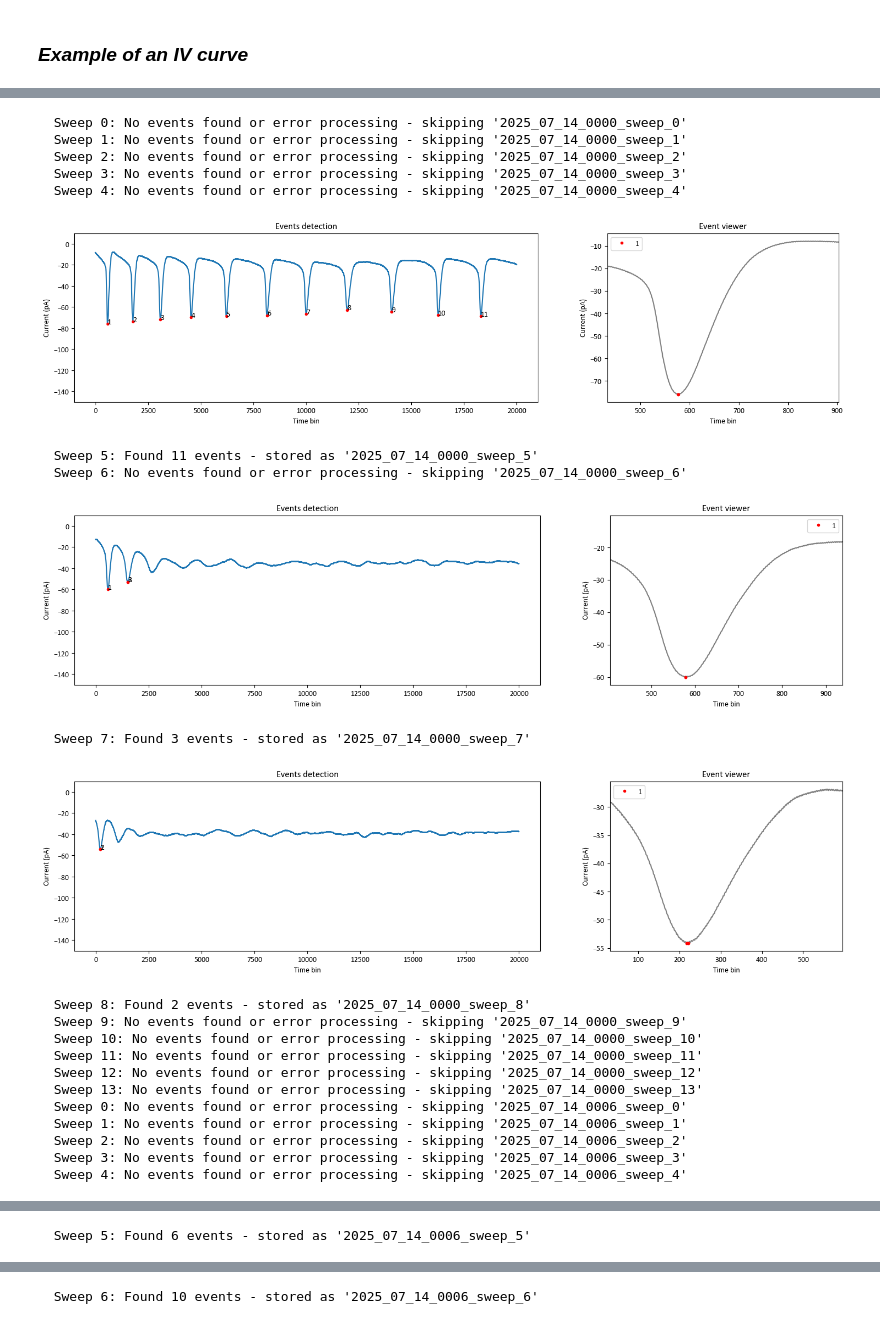
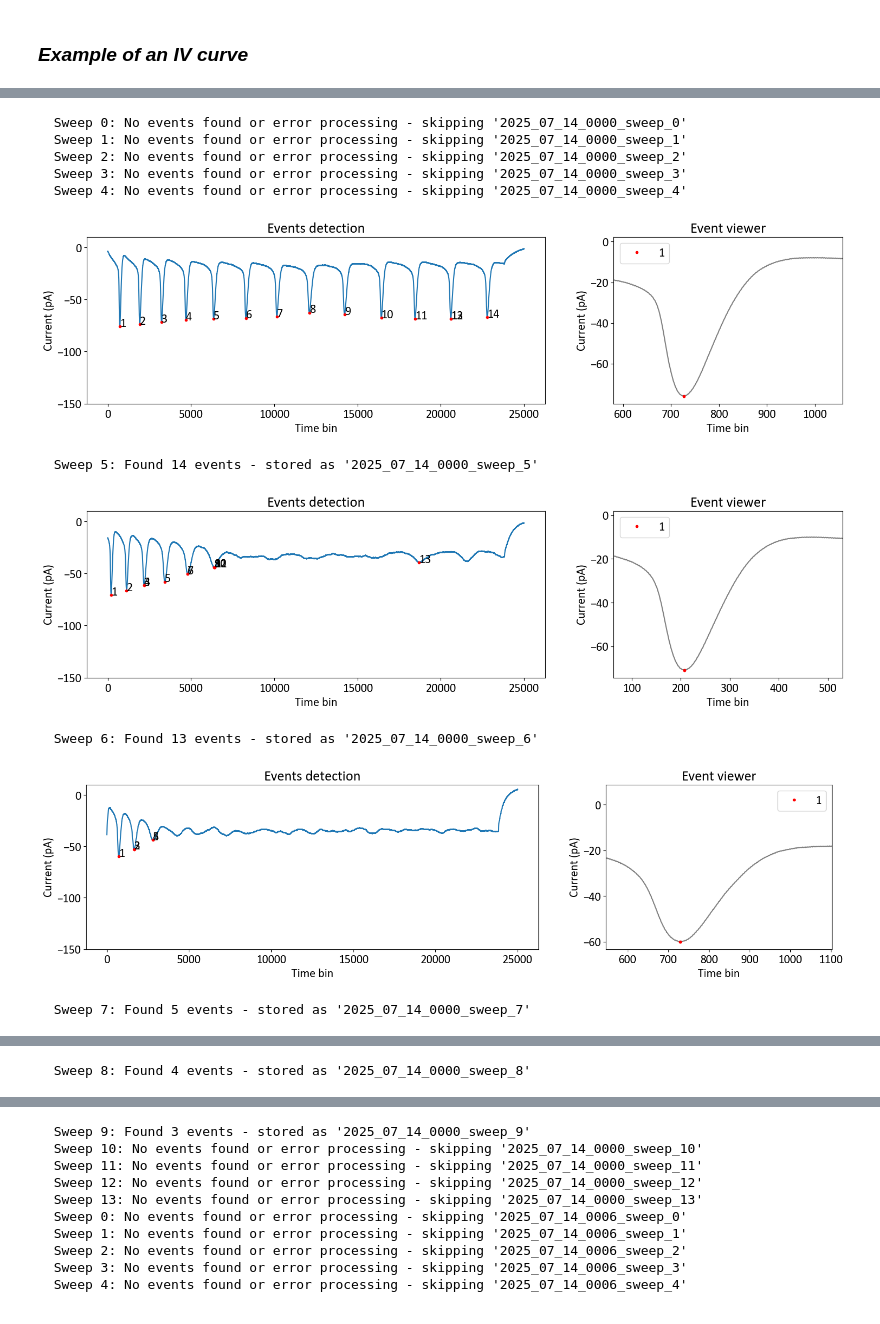
Before and after one commit to OmeRichWeizmann/Yizhar_lab, a Jupyter notebook: Uri's_Sapap3/ephys_sapap3_vs_wt.ipynb, the cells around one changed output, grey strips where cells are left out. Cells and saved outputs as stored; diff of their text form; code cells hidden in the pictures.

Commit message:
Plotting passive properitieis

```diff
--- a/Uri's_Sapap3/ephys_sapap3_vs_wt.ipynb
+++ b/Uri's_Sapap3/ephys_sapap3_vs_wt.ipynb
@@ -15,6 +15,7 @@ import pandas as pd
 
 # Set Calibri font for all plots
 plt.rcParams['font.family'] = 'Calibri'
+plt.rcParams['font.size'] = 14
 plt.rcParams['font.sans-serif'] = ['Calibri', 'Arial', 'DejaVu Sans', 'Liberation Sans']
 # %%
 # * I would like to plot firing rate as a function of input current*
@@ -188,56 +189,48 @@ path = r"""Z:\Omer\Ph.D\Project- Uri's sapap3ko_vs_wt_crh_cells\Data\14.07.25"""
 
 # Dictionary to store all tables with unique keys
 all_sweep_tables = {}
 
 for file in os.listdir(path):
     if file.endswith('.abf'):
         file_size = os.path.getsize(os.path.join(path, file)) / 1024  # Size in KB
         if file_size > 4110:
             continue  # Skip files smaller than 5000 KB
         file_name = file.replace('.abf', '')  # Remove .abf extension for cleaner names
         abf = pyabf.ABF(os.path.join(path, file))
         for sweep in abf.sweepList:
-            abf.setSweep(sweep, baseline=[0, 20000])
+            abf.setSweep(sweep)
+            cell_resting_potential = abf.sweepY[0:20000].mean()
+            abf.setSweep(sweep,baseline=[0,20000])  # Calculate RMP from the first 20 ms
             table_key = f"{file_name}_sweep_{sweep}"
             try:
-                tbl = peaks_finder(-abf.sweepY, 40, 120, 15, 50000)
+                cell_input_resistance = np.abs((np.mean(abf.sweepY[5000:20000]))-(np.mean(abf.sweepY[25000:45000])))/50 #50 pA per step
+                tbl = peaks_finder(-abf.sweepY, 30, 120, 10, 50000)
                 tbl['file_name'] = file_name
                 tbl['sweep_number'] = sweep
+                tbl['RMP (mV)'] = cell_resting_potential  # Calculate RMP from the first 20 ms
+                tbl['Rm (GΩ)'] = cell_input_resistance
                 tbl['table_key'] = table_key
-
-                # Store the table in the dictionary
                 all_sweep_tables[table_key] = tbl
-
                 print(f"  Sweep {sweep}: Found {len(tbl)} events - stored as '{table_key}'")
-
 
             except:
                 print(f"  Sweep {sweep}: No events found or error processing - skipping '{table_key}'")
-                all_sweep_tables[table_key] = pd.DataFrame()  # Store empty DataFrame for failed processing
-                continue
-
+                cell_input_resistance = np.abs((np.mean(abf.sweepY[5000:20000]))-(np.mean(abf.sweepY[25000:45000])))/50 #50 pA per step
+                tbl = pd.DataFrame(columns=['RMP (mV)', 'Rm (GΩ)'])  # Store empty DataFrame for failed processing
+                tbl.loc[0, 'RMP (mV)'] = cell_resting_potential
+                tbl.loc[0, 'Rm (GΩ)'] = cell_input_resistance
+                all_sweep_tables[table_key] = tbl
 print(f"\nTotal tables created: {len(all_sweep_tables)}")
 print("Available table keys:", list(all_sweep_tables.keys()))
 # %% [output]
   Sweep 0: No events found or error processing - skipping '2025_07_14_0000_sweep_0'
   Sweep 1: No events found or error processing - skipping '2025_07_14_0000_sweep_1'
   Sweep 2: No events found or error processing - skipping '2025_07_14_0000_sweep_2'
   Sweep 3: No events found or error processing - skipping '2025_07_14_0000_sweep_3'
   Sweep 4: No events found or error processing - skipping '2025_07_14_0000_sweep_4'
-[figure, old version]
+[figure, new version]
-  Sweep 5: Found 11 events - stored as '2025_07_14_0000_sweep_5'
-  Sweep 6: No events found or error processing - skipping '2025_07_14_0000_sweep_6'
+  Sweep 5: Found 14 events - stored as '2025_07_14_0000_sweep_5'
-[figure, old version]
+[figure, new version]
-  Sweep 7: Found 3 events - stored as '2025_07_14_0000_sweep_7'
+  Sweep 6: Found 13 events - stored as '2025_07_14_0000_sweep_6'
-[figure, old version]
+[figure, new version]
-  Sweep 8: Found 2 events - stored as '2025_07_14_0000_sweep_8'
-  Sweep 9: No events found or error processing - skipping '2025_07_14_0000_sweep_9'
-  Sweep 10: No events found or error processing - skipping '2025_07_14_0000_sweep_10'
-  Sweep 11: No events found or error processing - skipping '2025_07_14_0000_sweep_11'
-  Sweep 12: No events found or error processing - skipping '2025_07_14_0000_sweep_12'
-  Sweep 13: No events found or error processing - skipping '2025_07_14_0000_sweep_13'
-  Sweep 0: No events found or error processing - skipping '2025_07_14_0006_sweep_0'
-  Sweep 1: No events found or error processing - skipping '2025_07_14_0006_sweep_1'
-  Sweep 2: No events found or error processing - skipping '2025_07_14_0006_sweep_2'
-  Sweep 3: No events found or error processing - skipping '2025_07_14_0006_sweep_3'
-  Sweep 4: No events found or error processing - skipping '2025_07_14_0006_sweep_4'
+  Sweep 7: Found 5 events - stored as '2025_07_14_0000_sweep_7'
@@ -245 +238 @@ print("Available table keys:", list(all_sweep_tables.keys()))
-  Sweep 5: Found 6 events - stored as '2025_07_14_0006_sweep_5'
+  Sweep 8: Found 4 events - stored as '2025_07_14_0000_sweep_8'
@@ -247 +240,10 @@ print("Available table keys:", list(all_sweep_tables.keys()))
-  Sweep 6: Found 10 events - stored as '2025_07_14_0006_sweep_6'
+  Sweep 9: Found 3 events - stored as '2025_07_14_0000_sweep_9'
+  Sweep 10: No events found or error processing - skipping '2025_07_14_0000_sweep_10'
+  Sweep 11: No events found or error processing - skipping '2025_07_14_0000_sweep_11'
+  Sweep 12: No events found or error processing - skipping '2025_07_14_0000_sweep_12'
+  Sweep 13: No events found or error processing - skipping '2025_07_14_0000_sweep_13'
+  Sweep 0: No events found or error processing - skipping '2025_07_14_0006_sweep_0'
+  Sweep 1: No events found or error processing - skipping '2025_07_14_0006_sweep_1'
+  Sweep 2: No events found or error processing - skipping '2025_07_14_0006_sweep_2'
+  Sweep 3: No events found or error processing - skipping '2025_07_14_0006_sweep_3'
+  Sweep 4: No events found or error processing - skipping '2025_07_14_0006_sweep_4'
```
Also changed, not shown: parts of 5 cells of this notebook.
